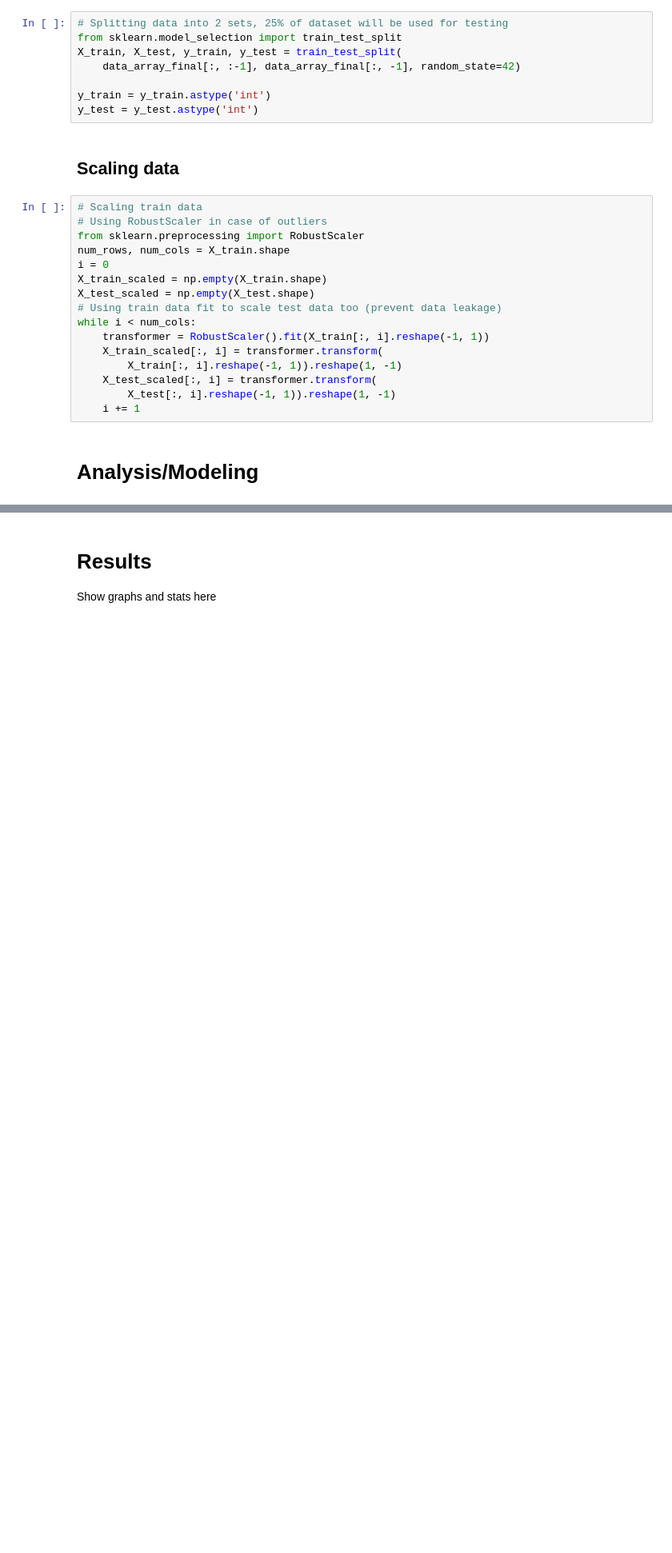
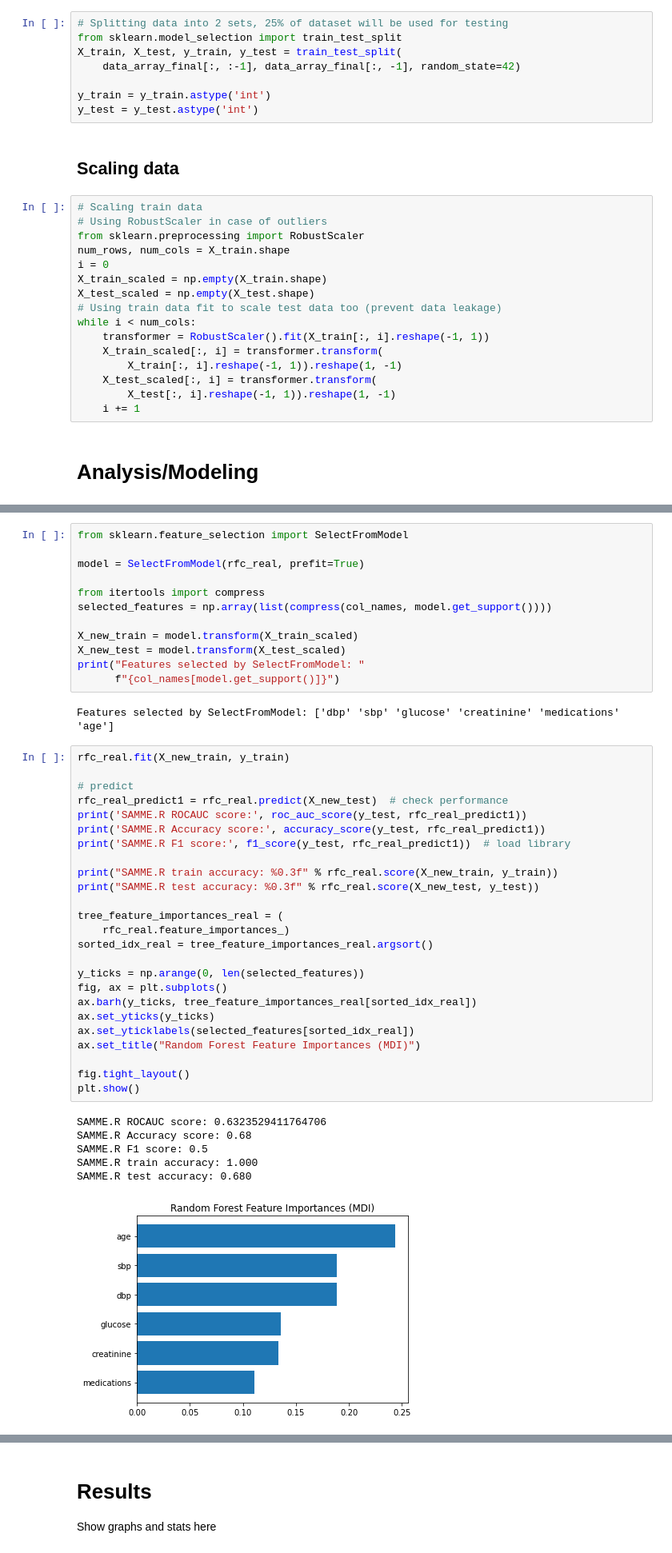
Before and after one commit to choikwun/ckd_assignment, a Jupyter notebook: ckd.ipynb, the cells around one changed output, grey strips where cells are left out. Shown at 80% size. Saved outputs shown, nothing was run; the diff lists cells and outputs as text; blank space fills up the shorter version.

```diff
--- a/ckd.ipynb
+++ b/ckd.ipynb
@@ -629,0 +626,46 @@ array([0.04510611, 0.1592289 , 0.14751382, 0.        , 0.01384754,
+# %%
+from sklearn.feature_selection import SelectFromModel
+
+model = SelectFromModel(rfc_real, prefit=True)
+
+from itertools import compress
+selected_features = np.array(list(compress(col_names, model.get_support())))
+
+X_new_train = model.transform(X_train_scaled)
+X_new_test = model.transform(X_test_scaled)
+print("Features selected by SelectFromModel: "
+      f"{col_names[model.get_support()]}")
+# %% [output]
+Features selected by SelectFromModel: ['dbp' 'sbp' 'glucose' 'creatinine' 'medications' 'age']
+# %%
+rfc_real.fit(X_new_train, y_train)
+
+# predict
+rfc_real_predict1 = rfc_real.predict(X_new_test)  # check performance
+print('SAMME.R ROCAUC score:', roc_auc_score(y_test, rfc_real_predict1))
+print('SAMME.R Accuracy score:', accuracy_score(y_test, rfc_real_predict1))
+print('SAMME.R F1 score:', f1_score(y_test, rfc_real_predict1))  # load library
+
+print("SAMME.R train accuracy: %0.3f" % rfc_real.score(X_new_train, y_train))
+print("SAMME.R test accuracy: %0.3f" % rfc_real.score(X_new_test, y_test))
+
+tree_feature_importances_real = (
+    rfc_real.feature_importances_)
+sorted_idx_real = tree_feature_importances_real.argsort()
+
+y_ticks = np.arange(0, len(selected_features))
+fig, ax = plt.subplots()
+ax.barh(y_ticks, tree_feature_importances_real[sorted_idx_real])
+ax.set_yticks(y_ticks)
+ax.set_yticklabels(selected_features[sorted_idx_real])
+ax.set_title("Random Forest Feature Importances (MDI)")
+
+fig.tight_layout()
+plt.show()
+# %% [output]
+SAMME.R ROCAUC score: 0.6323529411764706
+SAMME.R Accuracy score: 0.68
+SAMME.R F1 score: 0.5
+SAMME.R train accuracy: 1.000
+SAMME.R test accuracy: 0.680
+[figure, added]
```
Also changed, not shown: parts of 28 cells of this notebook.
